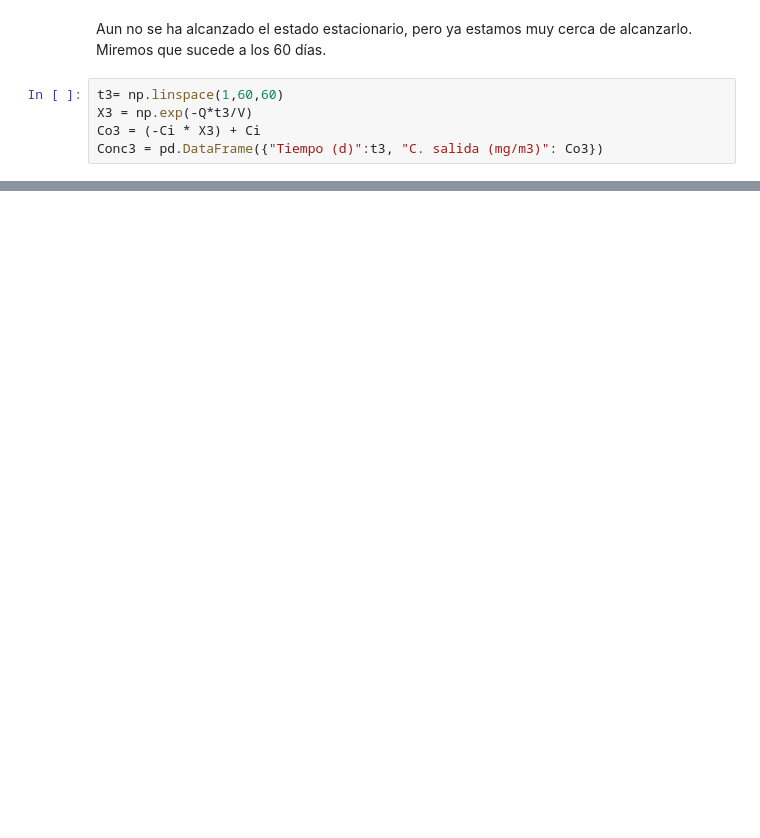
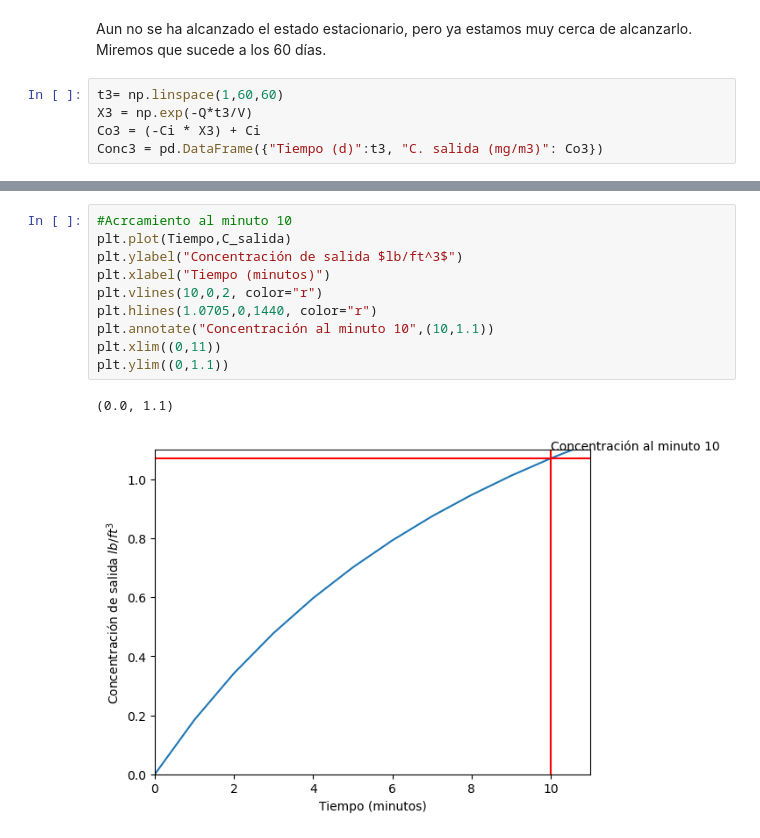
Before and after one commit to valizcanos/BalanceDeMateriaYEnergia, a Jupyter notebook: 2_ConservacionDeLaMasa.ipynb, the cells around one changed output, grey strips where cells are left out. Cells and saved outputs as stored; diff of their text form; blank space fills up the shorter version.

```diff
--- a/2_ConservacionDeLaMasa.ipynb
+++ b/2_ConservacionDeLaMasa.ipynb
@@ -173,0 +388,13 @@ $\dot M =  {\frac{\partial M}{\partial t}} = V {\frac {dC}{dt}} + C {\frac {dV}{
+# %%
+#Acrcamiento al minuto 10
+plt.plot(Tiempo,C_salida)
+plt.ylabel("Concentración de salida $lb/ft^3$")
+plt.xlabel("Tiempo (minutos)")
+plt.vlines(10,0,2, color="r")
+plt.hlines(1.0705,0,1440, color="r")
+plt.annotate("Concentración al minuto 10",(10,1.1))
+plt.xlim((0,11))
+plt.ylim((0,1.1))
+# %% [output]
+(0.0, 1.1)
+[figure, added]
```
Also changed, not shown: parts of 134 cells of this notebook, 3 other files.
